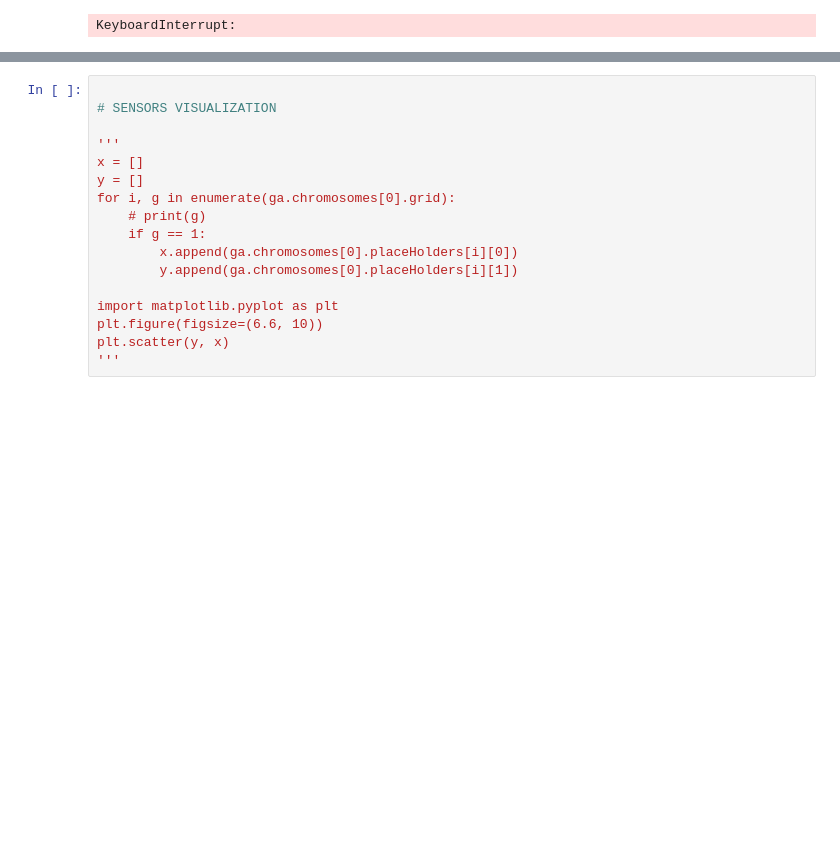
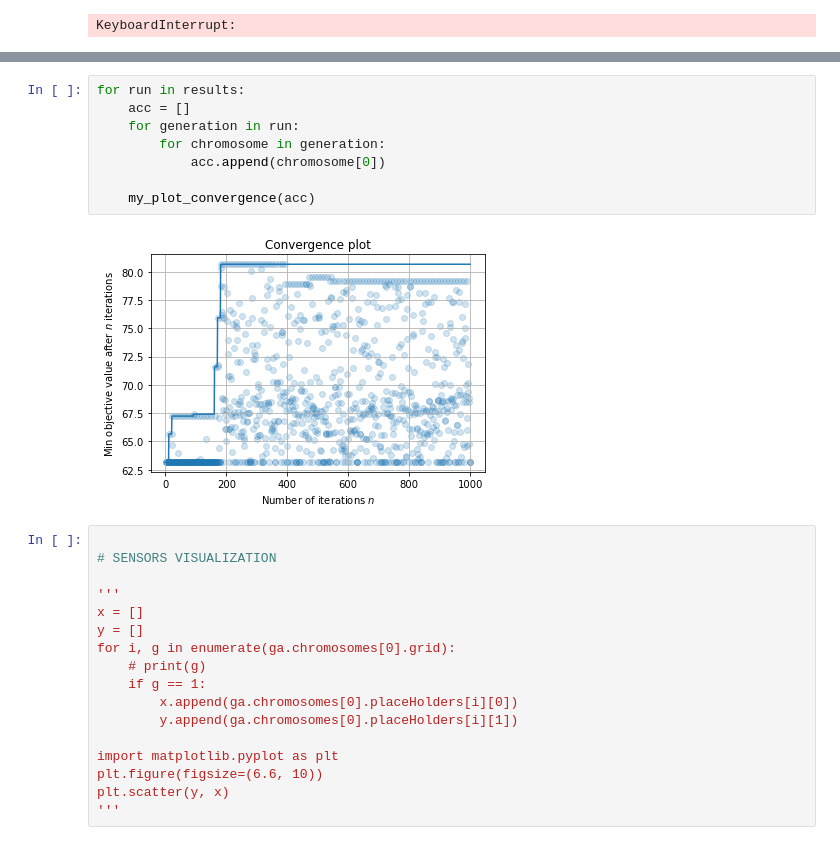
Before and after one commit to shadangolestan/Smart-Home-Sensor-Placement-Optimization, a Jupyter notebook: SensorDeploymentOptimization/GA.ipynb, the cells around one changed output, grey strips where cells are left out. Cells and saved outputs as stored; diff of their text form; blank space fills up the shorter version.

```diff
--- a/SensorDeploymentOptimization/GA.ipynb
+++ b/SensorDeploymentOptimization/GA.ipynb
@@ -25,3 +95,13 @@ KeyboardInterrupt:
+# %%
+for run in results:
+    acc = []
+    for generation in run:
+        for chromosome in generation:
+            acc.append(chromosome[0])
+
+    my_plot_convergence(acc)
+# %% [output]
+[figure, added]
 # %%
 
 # SENSORS VISUALIZATION
```
Also changed, not shown: parts of 2 cells of this notebook, 16 other files.
